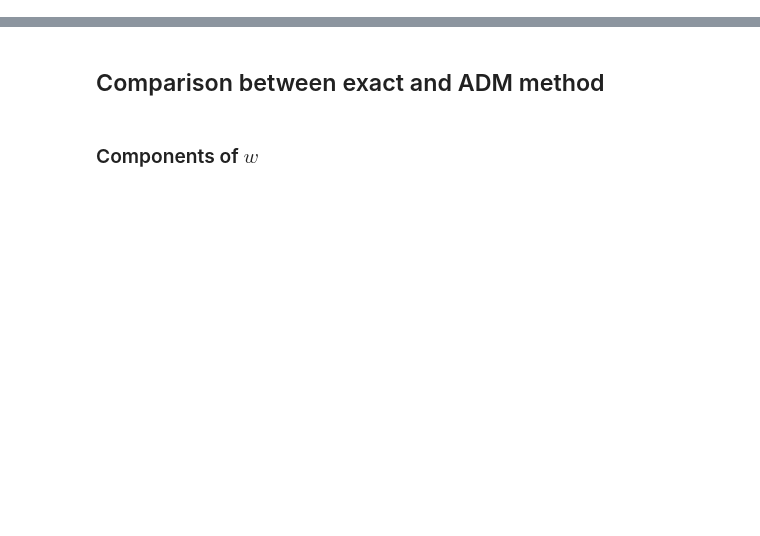
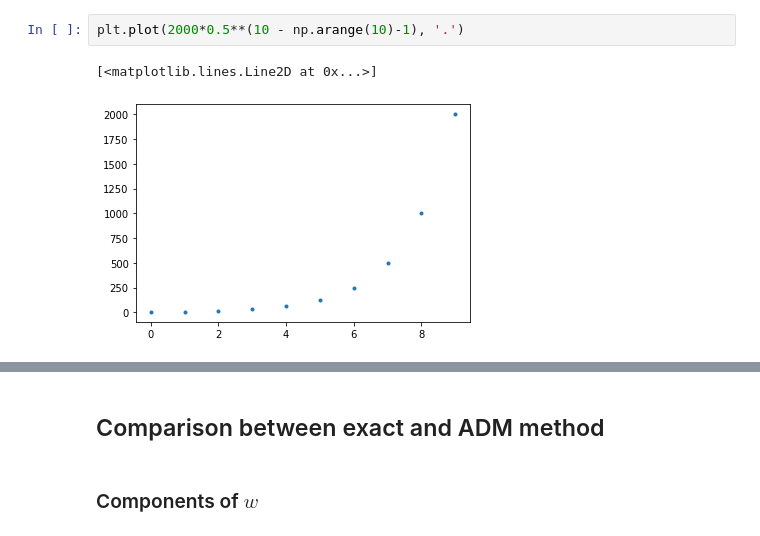
Before and after one commit to davidislip/SVM-and-MVO, a Jupyter notebook: ADM_Comparison_NoteBook.ipynb, the cells around one changed output, grey strips where cells are left out. Saved outputs shown, nothing was run; the diff lists cells and outputs as text; blank space fills up the shorter version.

```diff
--- a/ADM_Comparison_NoteBook.ipynb
+++ b/ADM_Comparison_NoteBook.ipynb
@@ -755,0 +181,5 @@ Best objective 1.696593470807e-02, best bound 1.696593470807e-02, gap 0.0000%
+# %%
+plt.plot(2000*0.5**(10 - np.arange(10)-1), '.')
+# %% [output]
+[<matplotlib.lines.Line2D at 0x...>]
+[figure, added]
```
Also changed, not shown: parts of 52 cells of this notebook.
